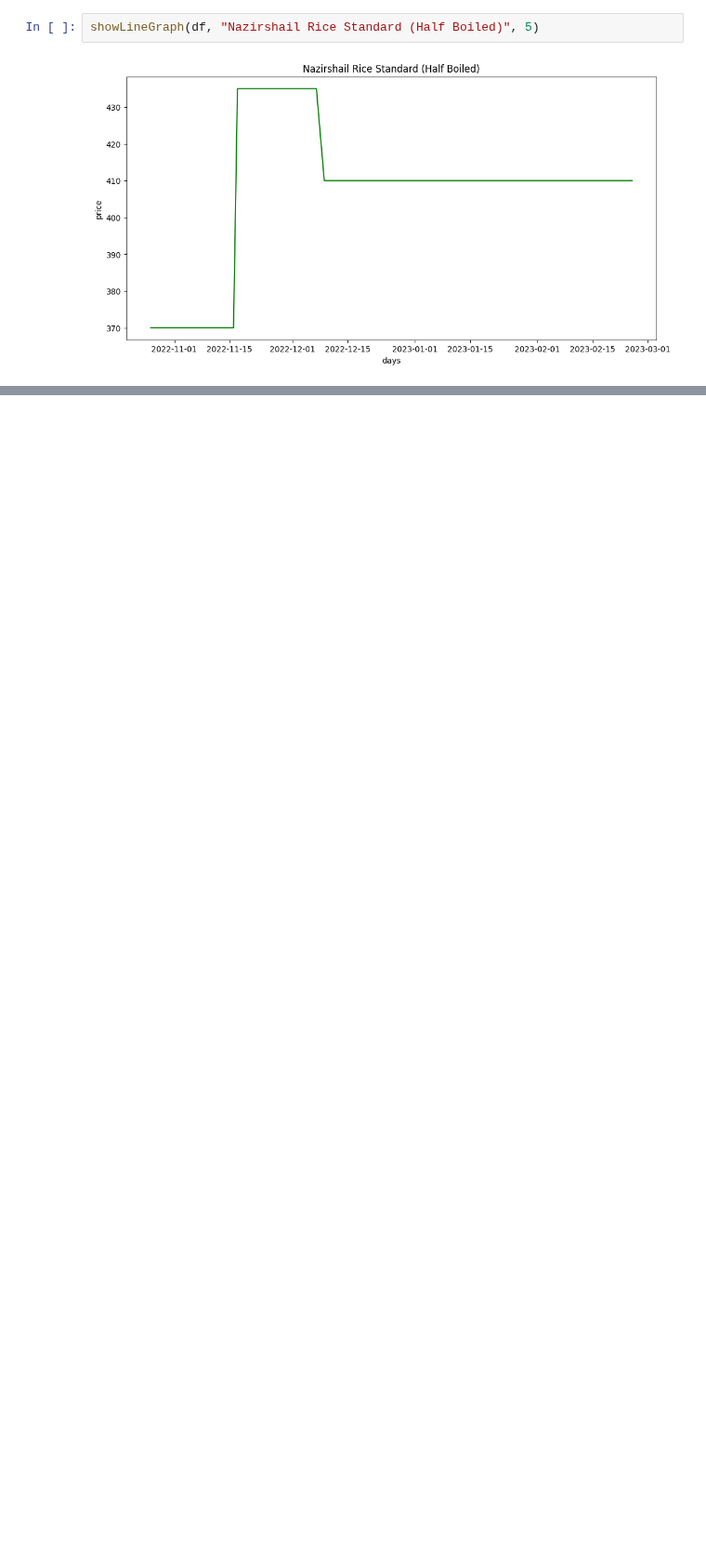
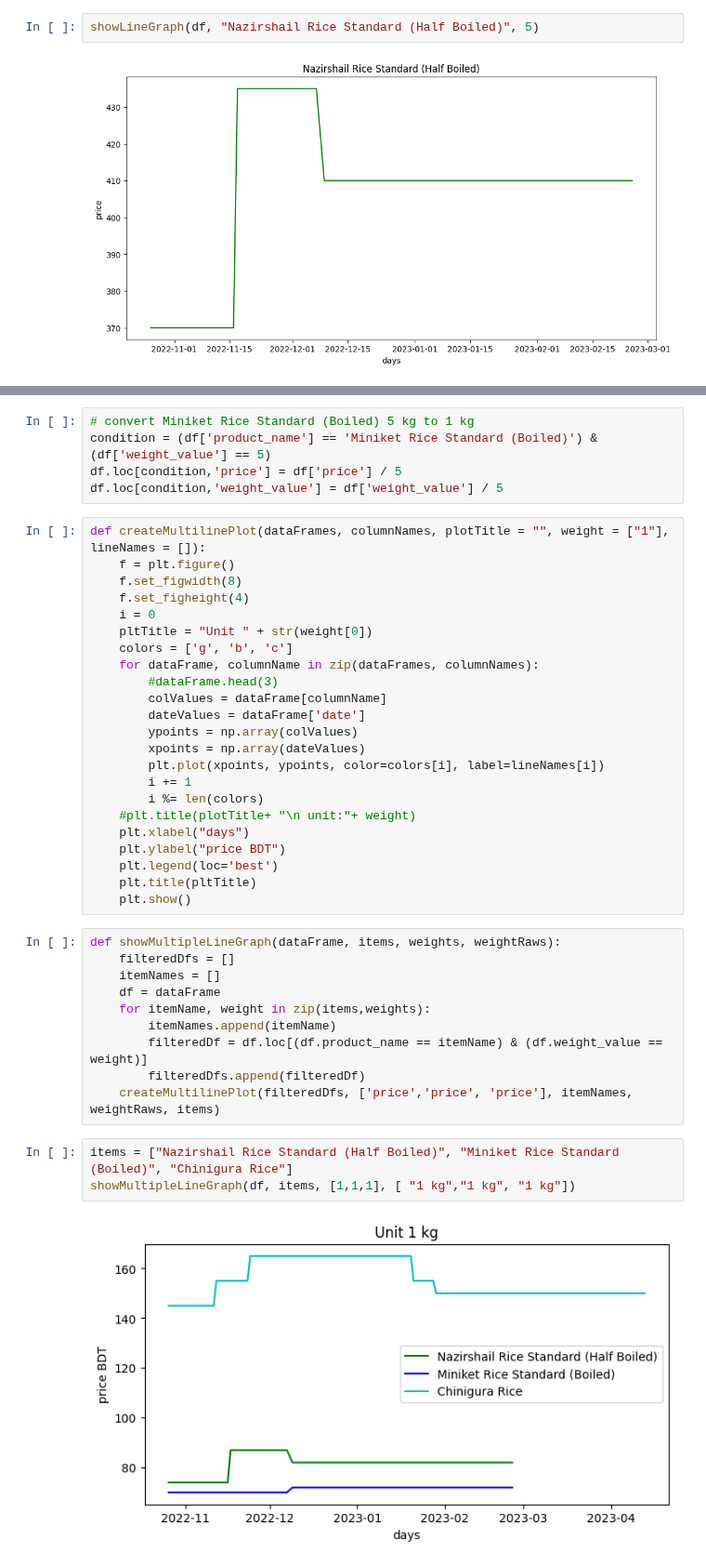
Before and after one commit to Shayokh144/Commodity_Price_Analysis_BD, a Jupyter notebook: visualization/notebook/BasicVisualizationRice.ipynb, the cells around one changed output, grey strips where cells are left out. Shown at 93% size. Saved outputs shown, nothing was run; the diff lists cells and outputs as text; blank space fills up the shorter version.

```diff
--- a/visualization/notebook/BasicVisualizationRice.ipynb
+++ b/visualization/notebook/BasicVisualizationRice.ipynb
@@ -84,0 +90,43 @@ showLineGraph(df, "Nazirshail Rice Standard (Half Boiled)", 5)
+# %%
+# convert Miniket Rice Standard (Boiled) 5 kg to 1 kg
+condition = (df['product_name'] == 'Miniket Rice Standard (Boiled)') & (df['weight_value'] == 5)
+df.loc[condition,'price'] = df['price'] / 5
+df.loc[condition,'weight_value'] = df['weight_value'] / 5
+# %%
+def createMultilinePlot(dataFrames, columnNames, plotTitle = "", weight = ["1"], lineNames = []):
+    f = plt.figure()
+    f.set_figwidth(8)
+    f.set_figheight(4)
+    i = 0
+    pltTitle = "Unit " + str(weight[0])
+    colors = ['g', 'b', 'c']
+    for dataFrame, columnName in zip(dataFrames, columnNames):
+        #dataFrame.head(3)
+        colValues = dataFrame[columnName]
+        dateValues = dataFrame['date']
+        ypoints = np.array(colValues)
+        xpoints = np.array(dateValues)
+        plt.plot(xpoints, ypoints, color=colors[i], label=lineNames[i])
+        i += 1
+        i %= len(colors)
+    #plt.title(plotTitle+ "\n unit:"+ weight)
+    plt.xlabel("days")
+    plt.ylabel("price BDT")
+    plt.legend(loc='best')
+    plt.title(pltTitle)
+    plt.show()
+# %%
+def showMultipleLineGraph(dataFrame, items, weights, weightRaws):
+    filteredDfs = []
+    itemNames = []
+    df = dataFrame
+    for itemName, weight in zip(items,weights):
+        itemNames.append(itemName)
+        filteredDf = df.loc[(df.product_name == itemName) & (df.weight_value == weight)]
+        filteredDfs.append(filteredDf)
+    createMultilinePlot(filteredDfs, ['price','price', 'price'], itemNames, weightRaws, items)
+# %%
+items = ["Nazirshail Rice Standard (Half Boiled)", "Miniket Rice Standard (Boiled)", "Chinigura Rice"]
+showMultipleLineGraph(df, items, [1,1,1], [ "1 kg","1 kg", "1 kg"])
+# %% [output]
+[figure, added]
```
Also changed, not shown: parts of 1 cell of this notebook, 3 other files.
